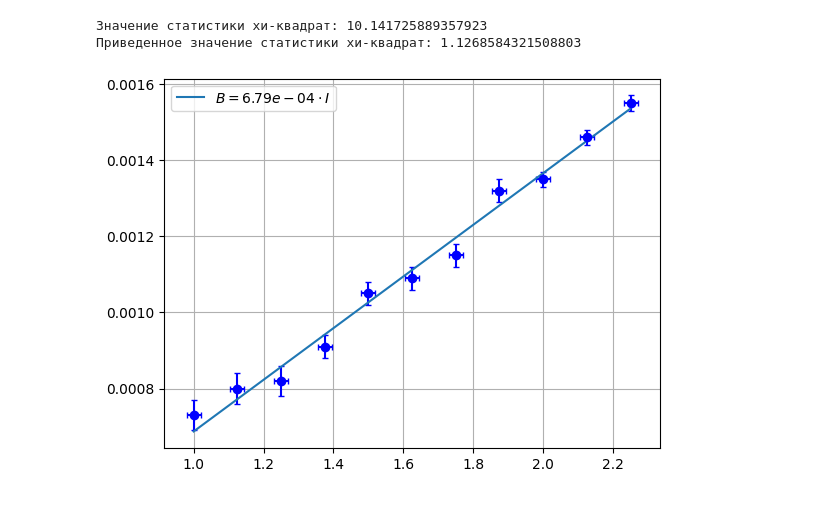
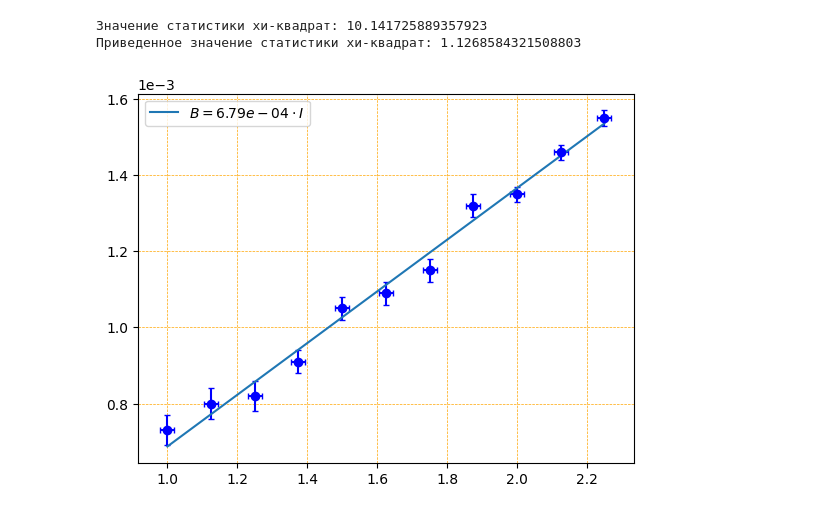
Before and after one commit to sergiokapone/ExpTreatment, a Jupyter notebook: PyFitStatsmodel.ipynb, the cells around one changed output. Drawn from its saved outputs; the diff is of its cells as text; code cells hidden in the pictures.

```diff
--- a/PyFitStatsmodel.ipynb
+++ b/PyFitStatsmodel.ipynb
@@ -29,6 +27,7 @@ sigma = 0.02
 # %%
-# Создайте модель линейной регрессии
-model = sm.GLS(data['y'], data[['const', 'x']], hasconst=True, sigma=data['ydelta'])
+# Створіть модель лінійної регресії
+model = sm.GLS(data['y'], data[['const', 'x']],
+               hasconst=True, sigma=data['ydelta'])
 # %%
 results = model.fit()
 print(results.summary())
@@ -75,10 +73,17 @@ print(f"Приведенное значение статистики хи-ква
 slope = results.params['x']
 intercept = results.params['const']
 # %%
-plt.errorbar(data.x, data.y, xerr=data.xdelta, yerr=data.ydelta, fmt='o', color='blue', capsize=2)
-plt.plot(data.x, intercept + slope * data.x, label=rf'$B = {slope:.2e} \cdot I$')
-plt.grid(which='both')
+from matplotlib.ticker import ScalarFormatter
+plt.errorbar(data.x, data.y, xerr=data.xdelta,
+             yerr=data.ydelta, fmt='o', color='blue', capsize=2)
+plt.plot(data.x, intercept + slope * data.x,
+         label=rf'$B = {slope:.2e} \cdot I$')
+plt.grid(which='both', color='orange', linestyle='--', linewidth=0.5)
+
+plt.ticklabel_format(axis='y', style='sci', scilimits=(0, 0))
+
+
 plt.legend()
 plt.show()
 # %% [output]
-[figure, old version]
+[figure, new version]
```
Also changed, not shown: parts of 5 cells of this notebook, 5 other files.
